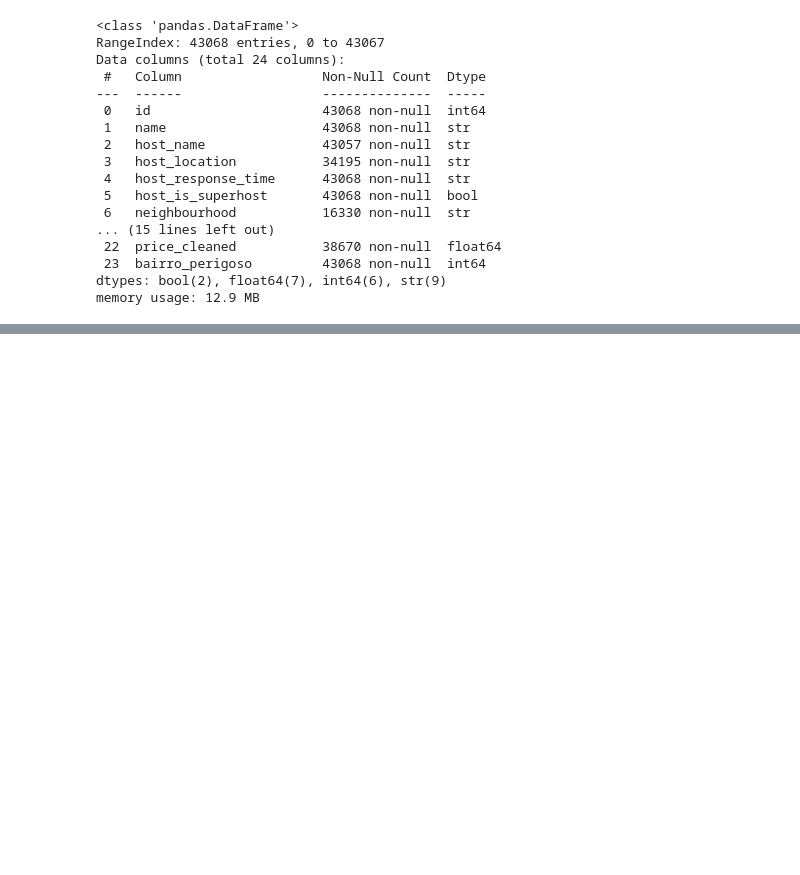
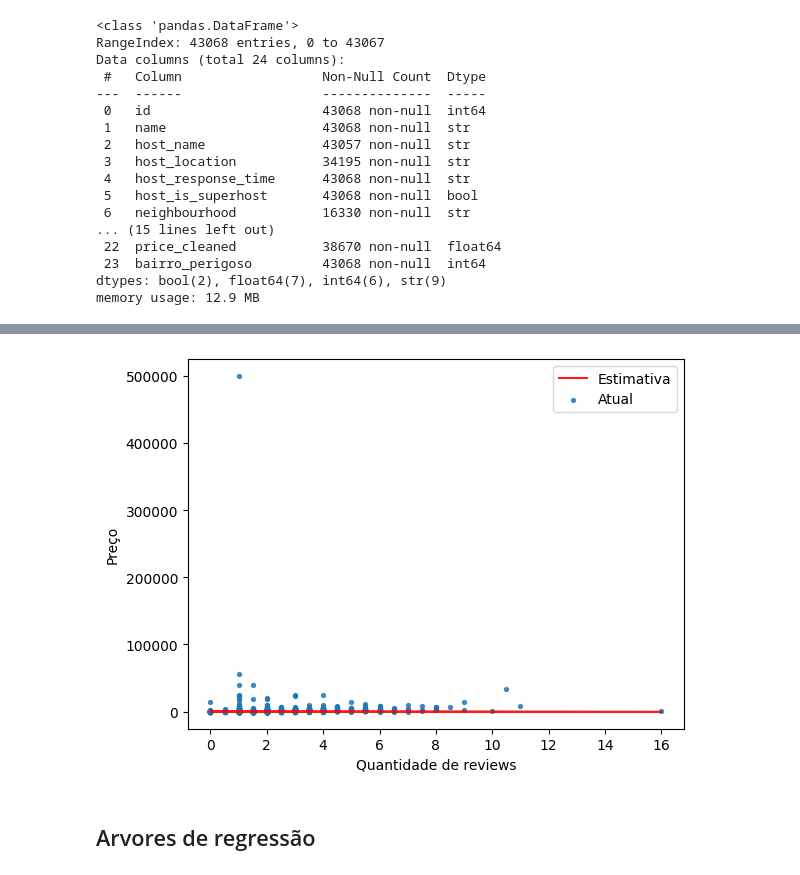
Before and after one commit to AlbertButzke/BrincadeiraComDados, a Jupyter notebook: Airbnb/airbnb.ipynb, the cells around one changed output, grey strips where cells are left out. Saved outputs shown, nothing was run; the diff lists cells and outputs as text; code cells hidden in the pictures; blank space fills up the shorter version.

```diff
--- a/Airbnb/airbnb.ipynb
+++ b/Airbnb/airbnb.ipynb
@@ -202,0 +442,13 @@ memory usage: 12.9 MB
+# %%
+pipeline_lasso = Pipeline(steps=[
+    ('pre-processamento', precomputador),
+    ('modelo', Lasso(alpha=0.0001))
+])
+# %%
+X_train, X_test, y_train, y_test = train_test_split(X, y, test_size=0.2, random_state=RANDOM_SEED)
+
+scaler = StandardScaler() #usando RobustScaler para lidar melhor com outliers
+scaler.fit(X_train[num_cols]) #ajustando o scaler apenas nos dados de treino
+
+X_train[num_cols] = scaler.transform(X_train[num_cols]) #transformando os dados de treino
+X_test[num_cols] = scaler.transform(X_test[num_cols])
@@ -202,0 +582,8 @@ memory usage: 12.9 MB
+# %%
+coef_dict = dict(zip(num_cols + cat_cols, pipeline_lasso[-1].coef_))
+price_coef = coef_dict['number_of_reviews']
+try_parameters(price_coef, pipeline_lasso[-1].intercept_)
+# %% [output]
+[figure, added]
+# %% [markdown]
+## Arvores de regressão
```
Also changed, not shown: parts of 58 cells of this notebook.
